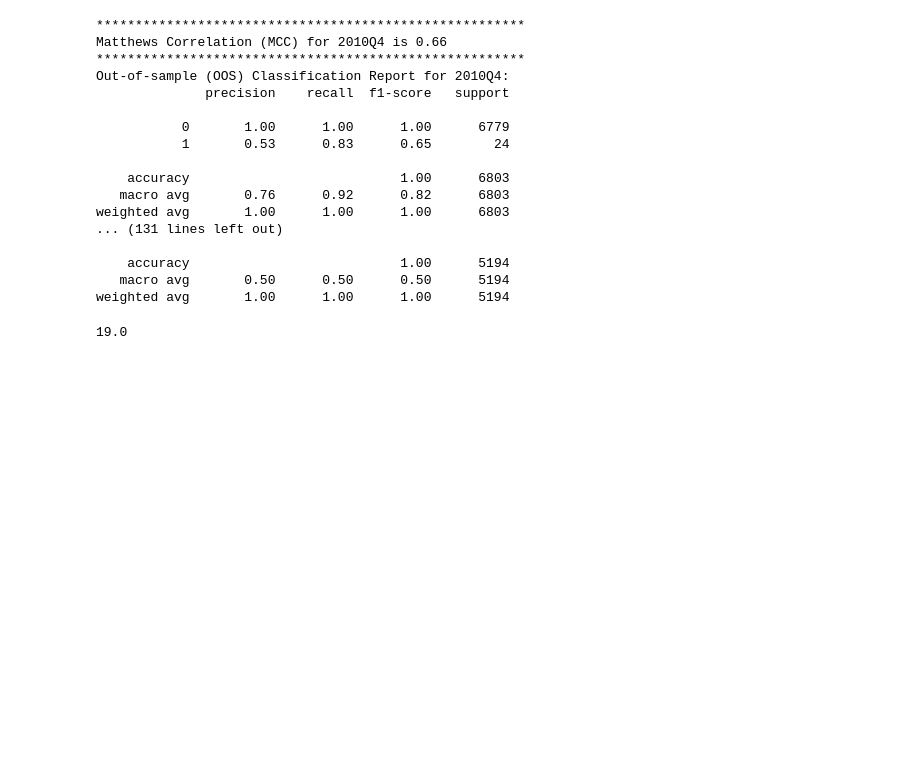
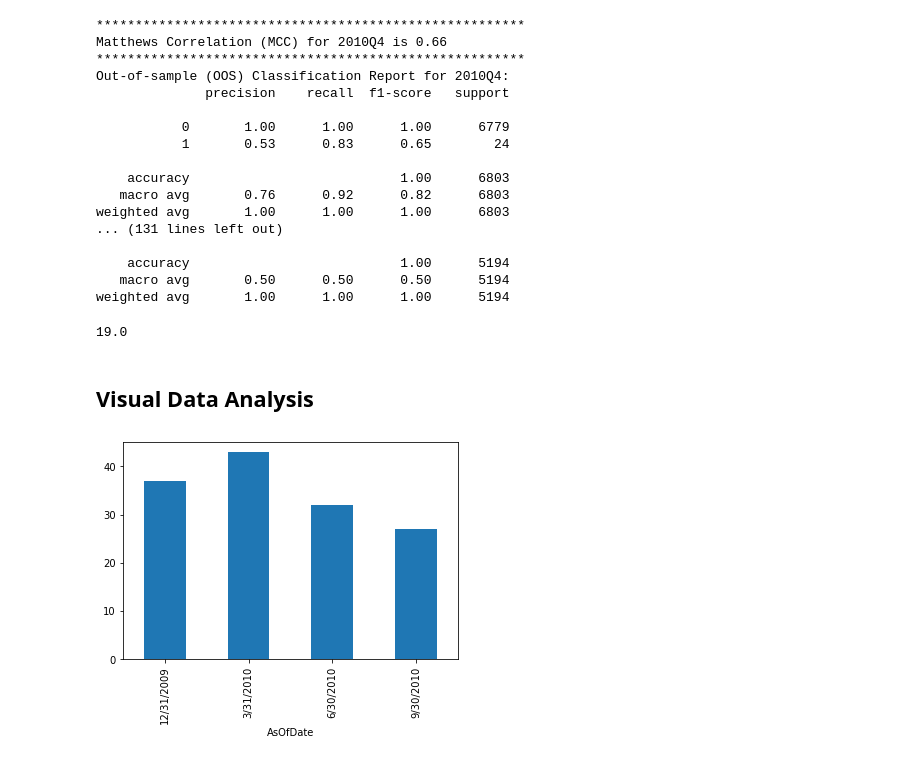
Before and after one commit to allaccountstaken/automl_v_hyperdrive, a Jupyter notebook: benchmark_model.ipynb, the cells around one changed output. Drawn from its saved outputs; the diff is of its cells as text; code cells hidden in the pictures; blank space fills up the shorter version.

```diff
--- a/benchmark_model.ipynb
+++ b/benchmark_model.ipynb
@@ -299,3 +350,11 @@ weighted avg       1.00      1.00      1.00      5194
 0.76*25
 # %% [output]
 19.0
+# %% [markdown]
+## Visual Data Analysis
+# %%
+df = pd.read_csv('data/failed_universe.csv', index_col=0)
+df.groupby('AsOfDate').Target.count().plot(kind='bar')
+plt.show()
+# %% [output]
+[figure, added]
```
Also changed, not shown: parts of 5 cells of this notebook, 13 other files.
